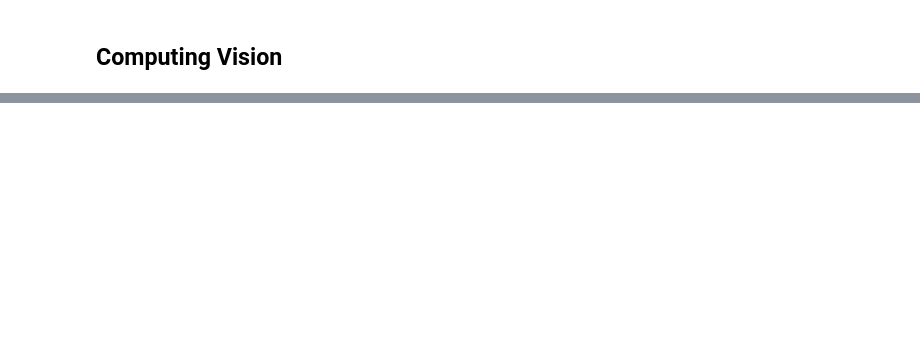
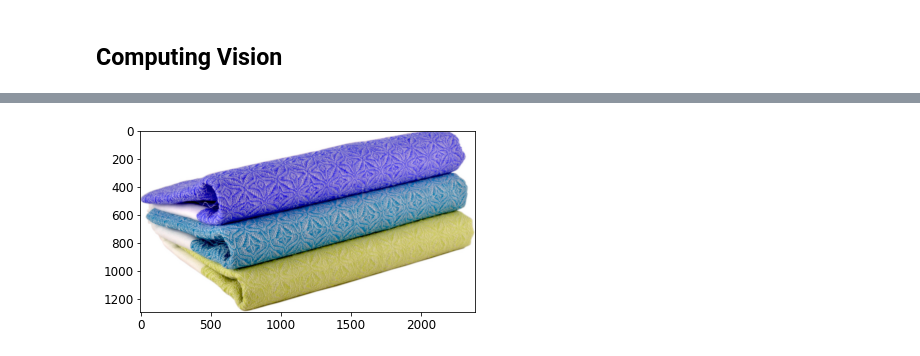
Before and after one commit to Pierre-Eloi/OC_DS_Project6, a Jupyter notebook: automatic_classification.ipynb, the cells around one changed output, grey strips where cells are left out. Cells and saved outputs as stored; diff of their text form; code cells hidden in the pictures; blank space fills up the shorter version.

Commit message:
Added the SIFT method.

```diff
--- a/automatic_classification.ipynb
+++ b/automatic_classification.ipynb
@@ -804,0 +833,4 @@ plt.show()
+# %%
+import cv2
+
+sift = cv2.SIFT_create()
@@ -804,0 +839,6 @@ plt.show()
+# %%
+dic_descriptors = {}
+for img in data.image:
+    image = cv2.imread("data/Flipkart/Images/" + img)
+    keypoints, descriptors = sift.detectAndCompute(image, None)
+    dic_descriptors[img] = descriptors
@@ -804,0 +852,5 @@ plt.show()
+# %%
+plt.imshow(image)
+plt.show()
+# %% [output]
+[figure, added]
```
Also changed, not shown: parts of 12 cells of this notebook.
